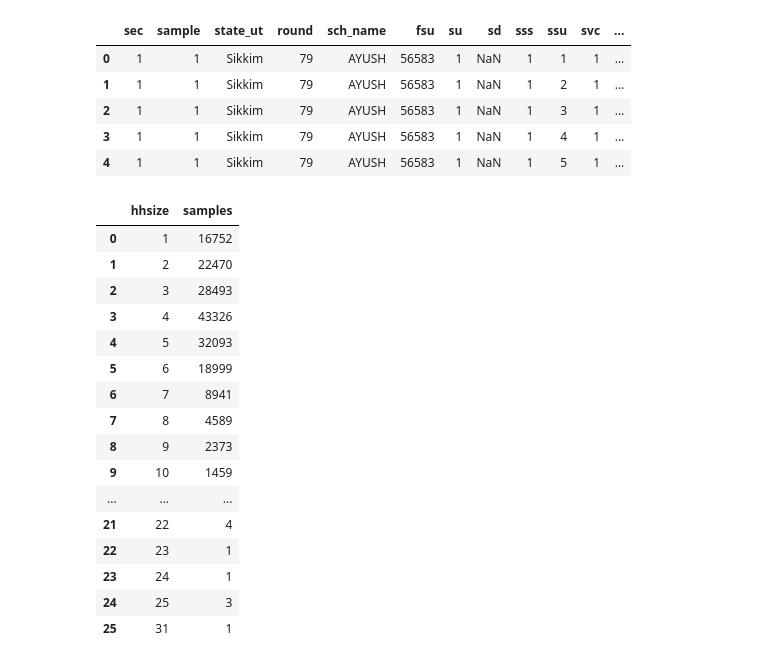
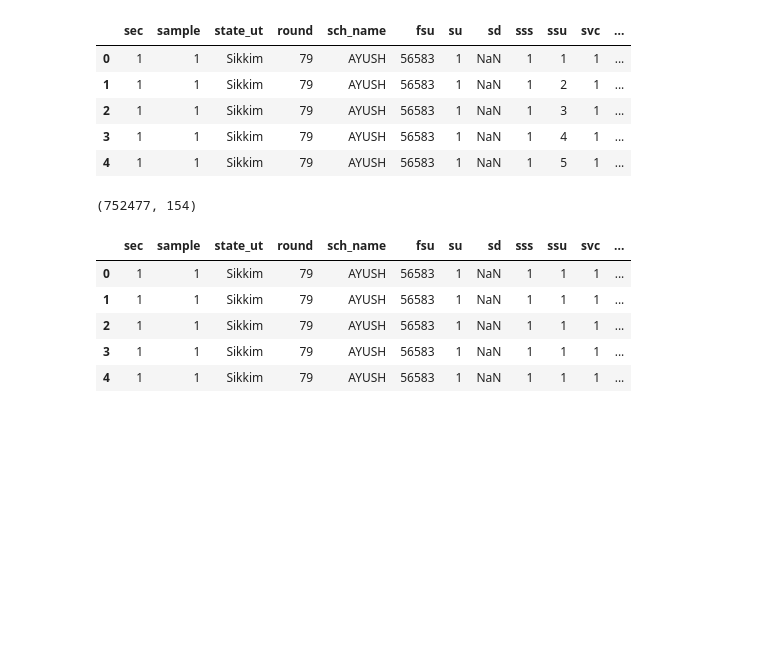
Before and after one commit to bkowshik/nsso-ayush, a Jupyter notebook: nbs/02_eda.ipynb, the cells around one changed output. Saved outputs shown, nothing was run; the diff lists cells and outputs as text; code cells hidden in the pictures; blank space fills up the shorter version.

```diff
--- a/nbs/02_eda.ipynb
+++ b/nbs/02_eda.ipynb
@@ -16,23 +24,3 @@ df.head()
 | 2 | 1 | 1 | Sikkim | 79 | AYUSH | 56583 | 1 | NaN | 1 | 3 | 1 | ... |
 | 3 | 1 | 1 | Sikkim | 79 | AYUSH | 56583 | 1 | NaN | 1 | 4 | 1 | ... |
 | 4 | 1 | 1 | Sikkim | 79 | AYUSH | 56583 | 1 | NaN | 1 | 5 | 1 | ... |
-# %%
-df[['hhsize']].value_counts().sort_index().reset_index(name='samples')
-# %% [output]
-|  | hhsize | samples |
-| 0 | 1 | 16752 |
-| 1 | 2 | 22470 |
-| 2 | 3 | 28493 |
-| 3 | 4 | 43326 |
-| 4 | 5 | 32093 |
-| 5 | 6 | 18999 |
-| 6 | 7 | 8941 |
-| 7 | 8 | 4589 |
-| 8 | 9 | 2373 |
-| 9 | 10 | 1459 |
-| ... | ... | ... |
-| 21 | 22 | 4 |
-| 22 | 23 | 1 |
-| 23 | 24 | 1 |
-| 24 | 25 | 3 |
-| 25 | 31 | 1 |
@@ -38,0 +31,14 @@ df[['hhsize']].value_counts().sort_index().reset_index(name='samples')
+# %%
+filepath = '../data/79Ayushper.parquet'
+df = pd.read_parquet(filepath)
+
+print(df.shape)
+df.head()
+# %% [output]
+(752477, 154)
+|  | sec | sample | state_ut | round | sch_name | fsu | su | sd | sss | ssu | svc | ... |
+| 0 | 1 | 1 | Sikkim | 79 | AYUSH | 56583 | 1 | NaN | 1 | 1 | 1 | ... |
+| 1 | 1 | 1 | Sikkim | 79 | AYUSH | 56583 | 1 | NaN | 1 | 1 | 1 | ... |
+| 2 | 1 | 1 | Sikkim | 79 | AYUSH | 56583 | 1 | NaN | 1 | 1 | 1 | ... |
+| 3 | 1 | 1 | Sikkim | 79 | AYUSH | 56583 | 1 | NaN | 1 | 1 | 1 | ... |
+| 4 | 1 | 1 | Sikkim | 79 | AYUSH | 56583 | 1 | NaN | 1 | 1 | 1 | ... |
```
Also changed, not shown: parts of 4 cells of this notebook, 3 other files.
